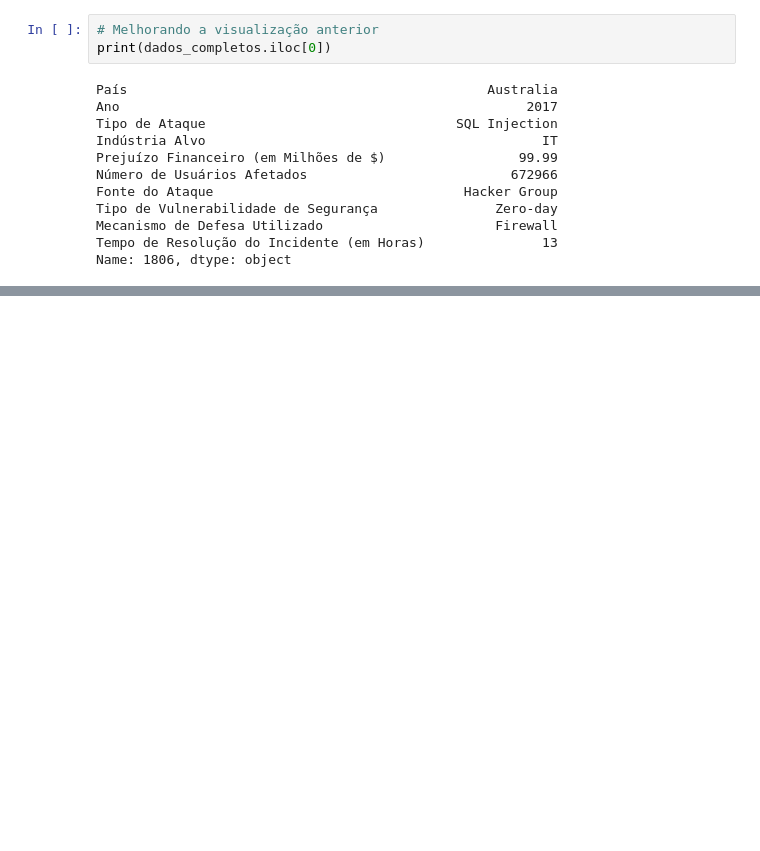
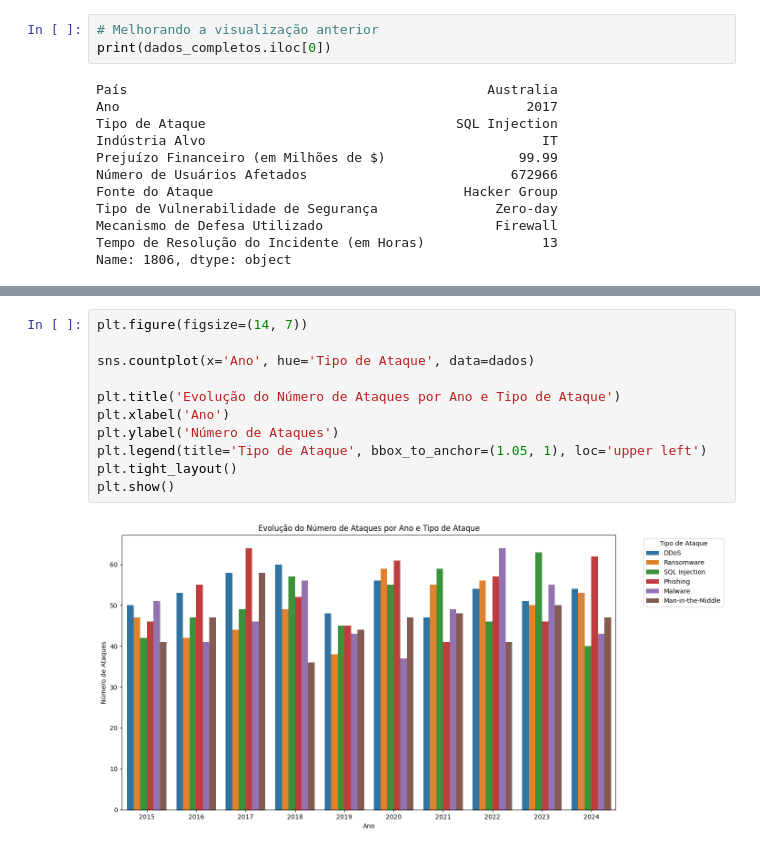
Before and after one commit to 30Lima/Cybersecurity-Analysis, a Jupyter notebook: data-analysis.ipynb, the cells around one changed output, grey strips where cells are left out. Drawn from its saved outputs; the diff is of its cells as text; blank space fills up the shorter version.

```diff
--- a/data-analysis.ipynb
+++ b/data-analysis.ipynb
@@ -144,0 +204,13 @@ Name: count, dtype: int64
+# %%
+plt.figure(figsize=(14, 7))
+
+sns.countplot(x='Ano', hue='Tipo de Ataque', data=dados)
+
+plt.title('Evolução do Número de Ataques por Ano e Tipo de Ataque')
+plt.xlabel('Ano')
+plt.ylabel('Número de Ataques')
+plt.legend(title='Tipo de Ataque', bbox_to_anchor=(1.05, 1), loc='upper left')
+plt.tight_layout()
+plt.show()
+# %% [output]
+[figure, added]
```
Also changed, not shown: parts of 5 cells of this notebook.
